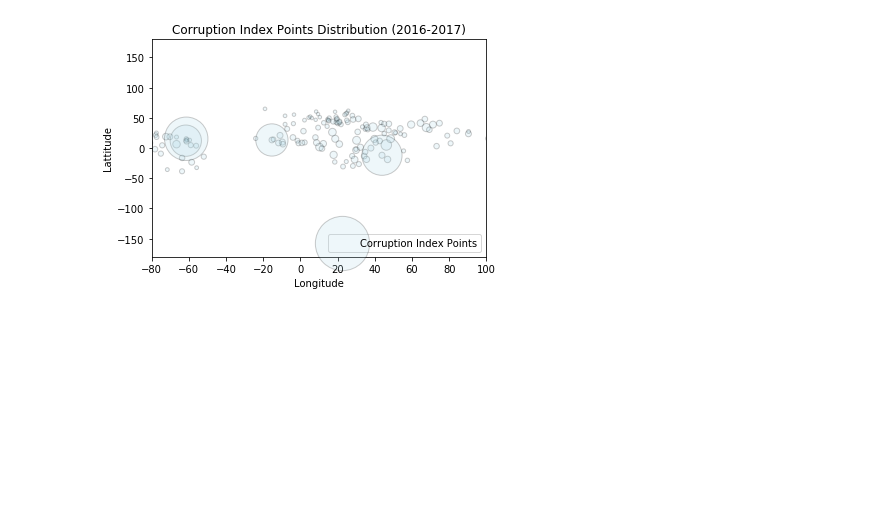
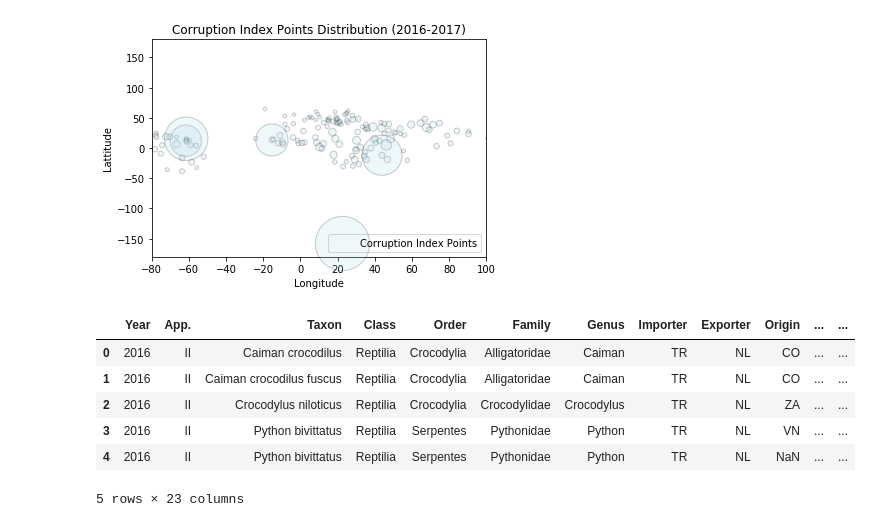
Before and after one commit to EliseLinker/wildlifeproject1, a Jupyter notebook: CITES_Reptile_GZ.ipynb, the cells around one changed output. Drawn from its saved outputs; the diff is of its cells as text; code cells hidden in the pictures; blank space fills up the shorter version.

```diff
--- a/CITES_Reptile_GZ.ipynb
+++ b/CITES_Reptile_GZ.ipynb
@@ -297,3 +301,14 @@ plt.savefig("corrupt_latlon.png")
 plt.show()
 # %% [output]
 [figure]
+# %%
+endangered_exp_df=endangered_exp_df.merge(lanlon_df, left_on='Exporter', right_on='Country', how='left')
+endangered_exp_df.head()
+# %% [output]
+|  | Year | App. | Taxon | Class | Order | Family | Genus | Importer | Exporter | Origin | ... | ... |
+| 0 | 2016 | II | Caiman crocodilus | Reptilia | Crocodylia | Alligatoridae | Caiman | TR | NL | CO | ... | ... |
+| 1 | 2016 | II | Caiman crocodilus fuscus | Reptilia | Crocodylia | Alligatoridae | Caiman | TR | NL | CO | ... | ... |
+| 2 | 2016 | II | Crocodylus niloticus | Reptilia | Crocodylia | Crocodylidae | Crocodylus | TR | NL | ZA | ... | ... |
+| 3 | 2016 | II | Python bivittatus | Reptilia | Serpentes | Pythonidae | Python | TR | NL | VN | ... | ... |
+| 4 | 2016 | II | Python bivittatus | Reptilia | Serpentes | Pythonidae | Python | TR | NL | NaN | ... | ... |
+5 rows × 23 columns
```
Also changed, not shown: parts of 3 cells of this notebook.
